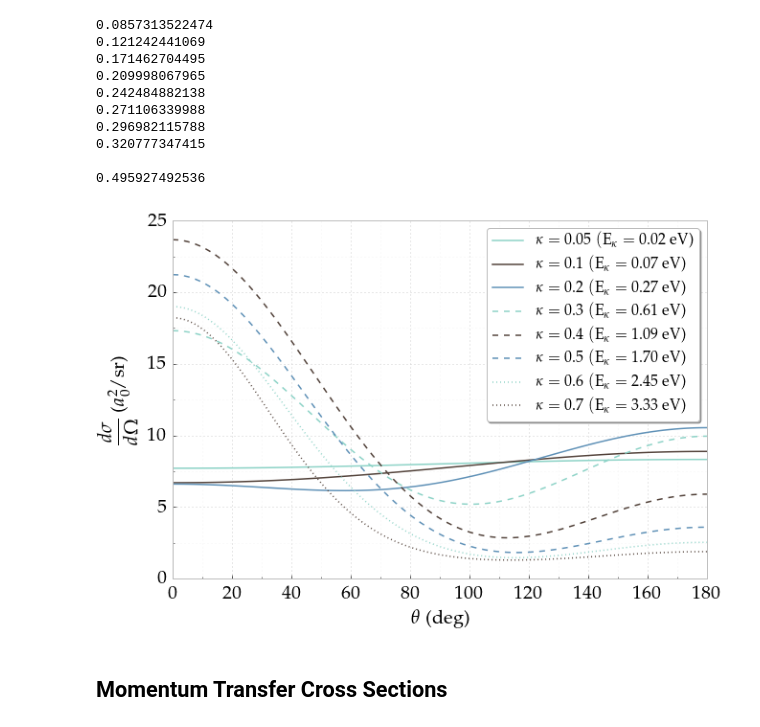
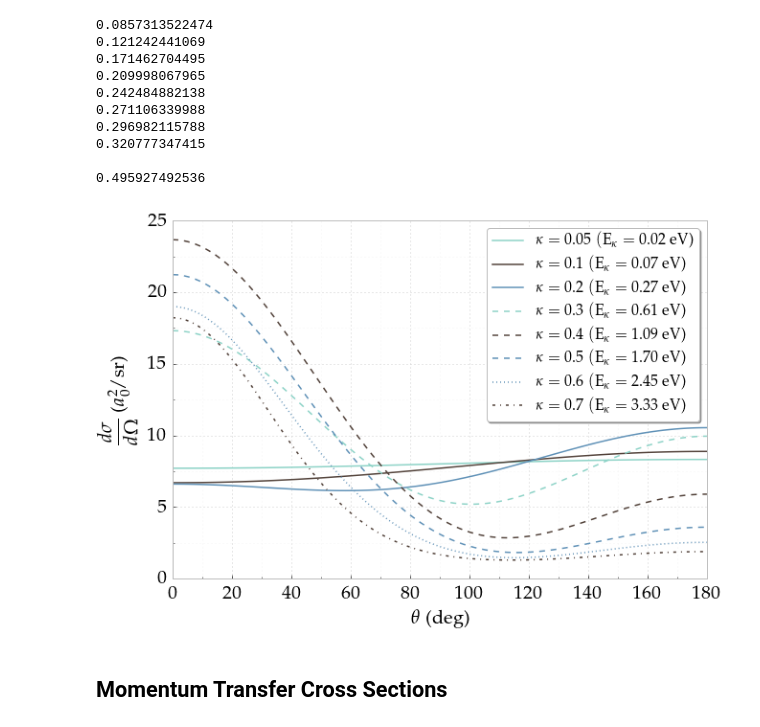
Before and after one commit to DentonW/Papers, a Jupyter notebook: PRA PsH/IPython/Paper Images.ipynb, the cells around one changed output. Saved outputs shown, nothing was run; the diff lists cells and outputs as text; code cells hidden in the pictures.

Commit message:
- Last minute changes by Dr. Quintanilla - Change to figure 8

```diff
--- a/PRA PsH/IPython/Paper Images.ipynb
+++ b/PRA PsH/IPython/Paper Images.ipynb
@@ -583,36 +583,42 @@ pyplot.ylabel(r"$\displaystyle \frac{d\sigma}{d\Omega}$  ($a_0^2/$sr)")
 #pyplot.legend(prop={'size':6})
 
 idx = 0
 for k in ki:
     diff_cross = []
     for i in range(Ntheta):
         d1 = DifferentialCrossSingle(k, theta[i], kappasub, lmax, interp_phase1)
         d3 = DifferentialCrossSingle(k, theta[i], kappasub, lmax, interp_phase3)
         diff_cross = np.append(diff_cross, 0.25*d1 + 0.75*d3)
         #diff_cross = np.append(diff_cross, d3)
     #kappalabel = r'$\kappa = ' + str(k) + r' / E = ' + "{0:.2f}".format(ktoE(k)) + r'$ eV'
     kappalabel = r'$\kappa = ' + str(k) + r'\; ({\rm{E}}_{\kappa} = ' + "{0:.2f}".format(ktoE(k)) + r'$ eV)'
     #${\rm{E}}_{\kappa}$
     #kappalabel = r'$\kappa = ' + str(k) + r'$'
     if idx < 3:
         lsty = 'solid'
     elif idx < 6:
         lsty = 'dashed'
+    elif idx == 6:
+        lsty = 'dotted'
     else:
-        lsty = 'dotted'
+        lsty = '-.'
     idx += 1
     #pyplot.plot(theta*180/pi, diff_cross, marker='.', markersize=0.01, label=kappalabel, ls=lsty, color=colors[idx%3])
-    pyplot.plot(theta*180/pi, diff_cross, label=kappalabel, ls=lsty, color=colors[idx%3])
+    # Hack to change just the 0.6 one
+    if k == 0.6:
+        pyplot.plot(theta*180/pi, diff_cross, label=kappalabel, ls=lsty, color=colors[0])
+    else:
+        pyplot.plot(theta*180/pi, diff_cross, label=kappalabel, ls=lsty, color=colors[idx%3])
     #print diff_cross[0]
 
 #pyplot.legend(loc='upper right', shadow=True, prop={'size':14})
 pyplot.legend()
 FixPlot(plt)
 #pyplot.xlim([0, 3.2])
 pyplot.savefig("diff-cross-section-2D-kappa.pdf", bbox_inches='tight')
 pyplot.show()
 # %% [output]
-[figure, old version]
+[figure, new version]
 # %% [markdown]
 ## Momentum Transfer Cross Sections
 # %%
```
Also changed, not shown: parts of 1 cell of this notebook, 1 other file.
